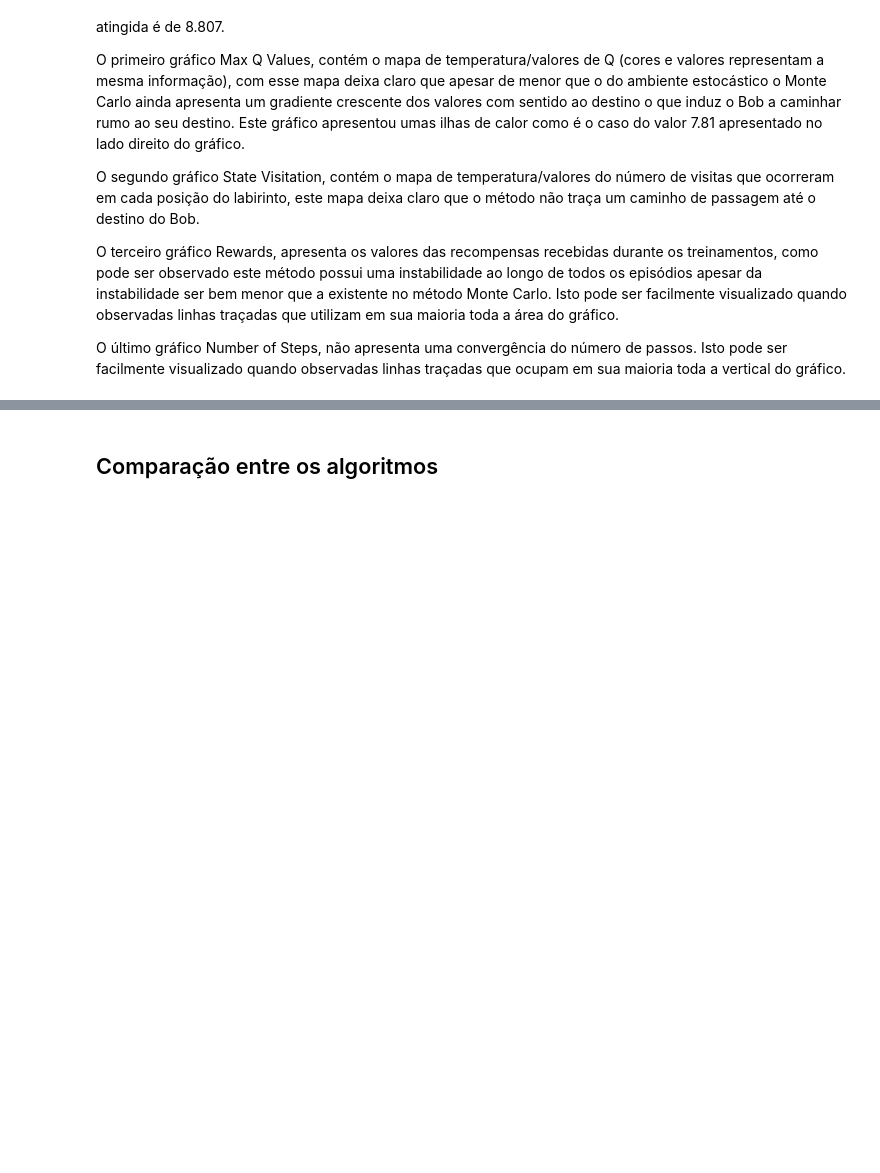
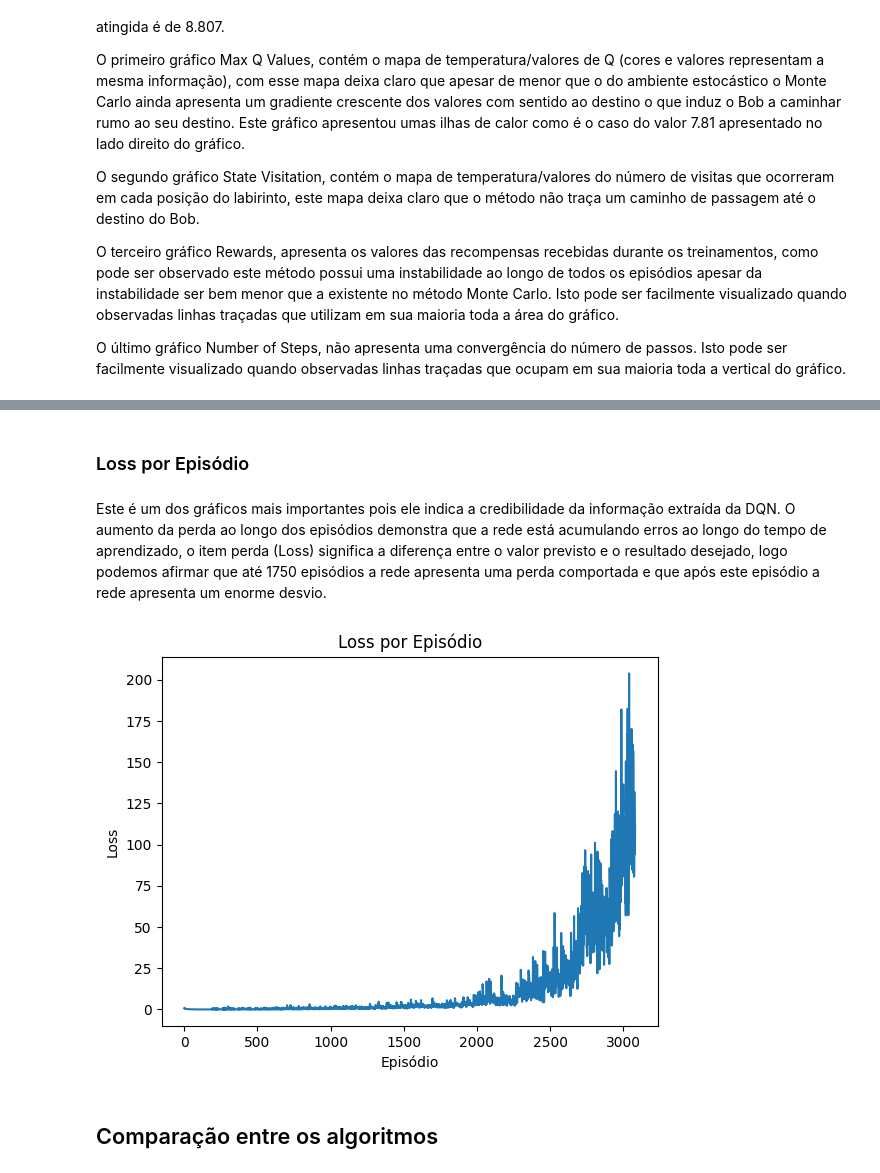
Before and after one commit to kozta/maze_game, a Jupyter notebook: beta.ipynb, the cells around one changed output, grey strips where cells are left out. Saved outputs shown, nothing was run; the diff lists cells and outputs as text; code cells hidden in the pictures; blank space fills up the shorter version.

```diff
--- a/beta.ipynb
+++ b/beta.ipynb
@@ -2495,3 +2749,15 @@ O último gráfico Number of Steps, não apresenta uma convergência do número
+# %% [markdown]
+### Loss por Episódio
+# %% [markdown]
+Este é um dos gráficos mais importantes pois ele indica a credibilidade da informação extraída da DQN. O aumento da perda ao longo dos episódios demonstra que a rede está acumulando erros ao longo do tempo de aprendizado, o item perda (Loss) significa a diferença entre o valor previsto e o resultado desejado, logo podemos afirmar que até 1750 episódios a rede apresenta uma perda comportada e que após este episódio a rede apresenta um enorme desvio.
+# %%
+plt.plot(agent.loss_history)
+plt.title('Loss por Episódio')
+plt.xlabel('Episódio')
+plt.ylabel('Loss')
+plt.show()
+# %% [output]
+[figure, added]
 # %% [markdown]
 ## Comparação entre os algoritmos
 # %%
```
Also changed, not shown: parts of 29 cells of this notebook.
